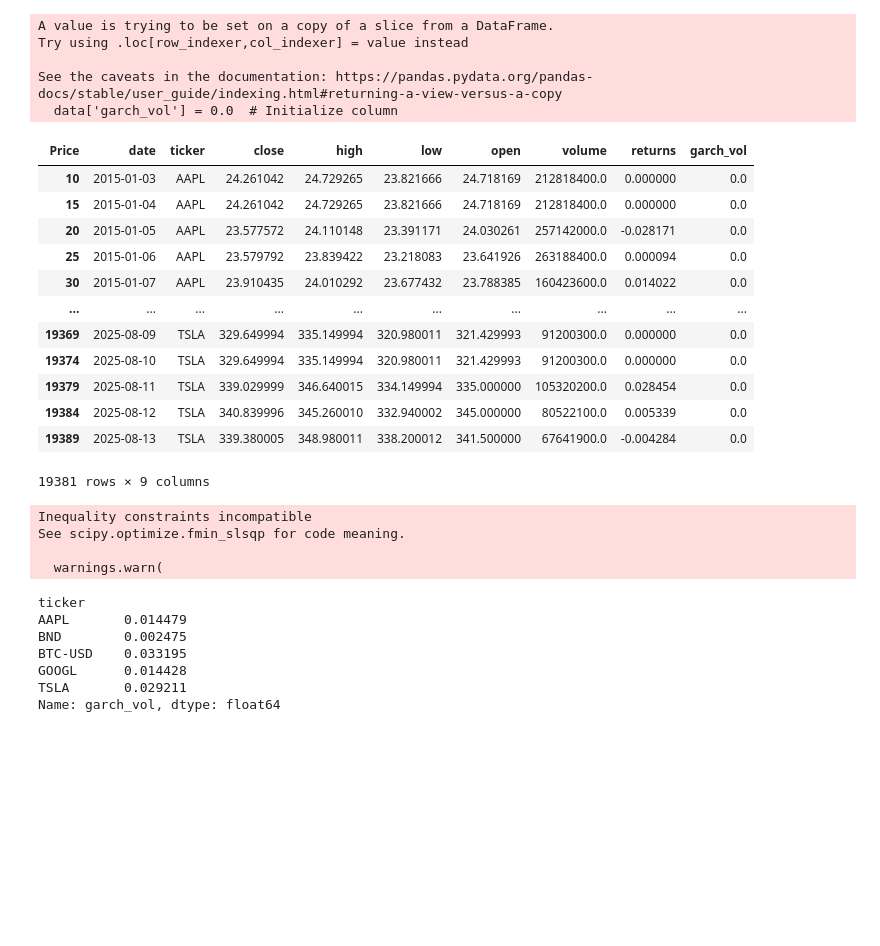
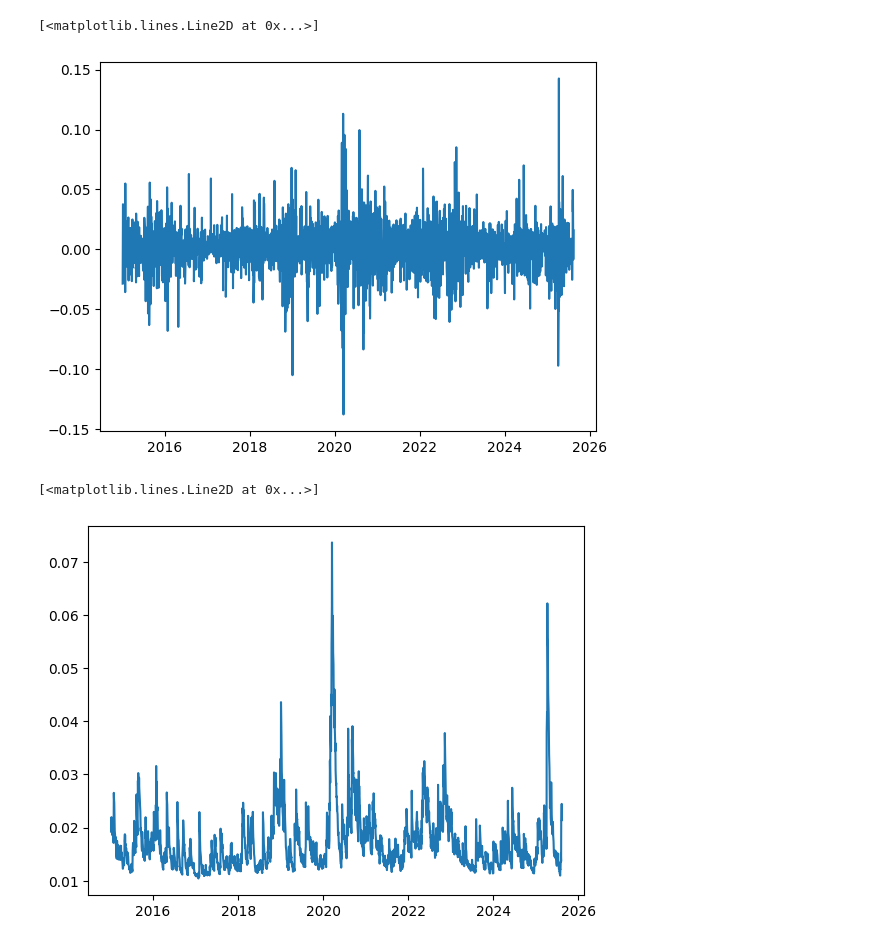
Before and after one commit to wilsonwilliams/AI-PortOpt, a Jupyter notebook: notebooks/prototype.ipynb, the cells around one changed output. Drawn from its saved outputs; the diff is of its cells as text; code cells hidden in the pictures; blank space fills up the shorter version.

```diff
--- a/notebooks/prototype.ipynb
+++ b/notebooks/prototype.ipynb
@@ -84,54 +67,10 @@ plt.plot(s['returns'])
-# %%
-# Estimate GARCH volatility for each asset
-data['garch_vol'] = 0.0  # Initialize column
-data
-# %% [output]
-A value is trying to be set on a copy of a slice from a DataFrame.
-Try using .loc[row_indexer,col_indexer] = value instead
-
-See the caveats in the documentation: https://pandas.pydata.org/pandas-docs/stable/user_guide/indexing.html#returning-a-view-versus-a-copy
-  data['garch_vol'] = 0.0  # Initialize column
-| Price | date | ticker | close | high | low | open | volume | returns | garch_vol |
-| 10 | 2015-01-03 | AAPL | 24.261042 | 24.729265 | 23.821666 | 24.718169 | 212818400.0 | 0.000000 | 0.0 |
-| 15 | 2015-01-04 | AAPL | 24.261042 | 24.729265 | 23.821666 | 24.718169 | 212818400.0 | 0.000000 | 0.0 |
-| 20 | 2015-01-05 | AAPL | 23.577572 | 24.110148 | 23.391171 | 24.030261 | 257142000.0 | -0.028171 | 0.0 |
-| 25 | 2015-01-06 | AAPL | 23.579792 | 23.839422 | 23.218083 | 23.641926 | 263188400.0 | 0.000094 | 0.0 |
-| 30 | 2015-01-07 | AAPL | 23.910435 | 24.010292 | 23.677432 | 23.788385 | 160423600.0 | 0.014022 | 0.0 |
-| ... | ... | ... | ... | ... | ... | ... | ... | ... | ... |
-| 19369 | 2025-08-09 | TSLA | 329.649994 | 335.149994 | 320.980011 | 321.429993 | 91200300.0 | 0.000000 | 0.0 |
-| 19374 | 2025-08-10 | TSLA | 329.649994 | 335.149994 | 320.980011 | 321.429993 | 91200300.0 | 0.000000 | 0.0 |
-| 19379 | 2025-08-11 | TSLA | 339.029999 | 346.640015 | 334.149994 | 335.000000 | 105320200.0 | 0.028454 | 0.0 |
-| 19384 | 2025-08-12 | TSLA | 340.839996 | 345.260010 | 332.940002 | 345.000000 | 80522100.0 | 0.005339 | 0.0 |
-| 19389 | 2025-08-13 | TSLA | 339.380005 | 348.980011 | 338.200012 | 341.500000 | 67641900.0 | -0.004284 | 0.0 |
-19381 rows × 9 columns
-# %%
-for tic in tickers:
-    tic_returns = data[data['ticker'] == tic]['returns'].dropna()
-    if len(tic_returns) > 10:  # Need sufficient data
-        try:
-            # Use unscaled returns (decimal form) and disable auto-rescaling
-            garch = arch_model(tic_returns, vol='Garch', p=1, q=1, dist='Normal', rescale=False)
-            garch_fit = garch.fit(disp='off')
-            vol = garch_fit.conditional_volatility
-            # Assign volatility to matching indices
-            data.loc[data['ticker'] == tic, 'garch_vol'] = vol.reindex(data[data['ticker'] == tic].index, fill_value=0)
-        except Exception as e:
-            print(f"GARCH failed for {tic}: {e}")
-            data.loc[data['ticker'] == tic, 'garch_vol'] = 0.0  # Fallback
-    else:
-        print(f"Insufficient data for GARCH on {tic}")
-# %% [output]
-Inequality constraints incompatible
-See scipy.optimize.fmin_slsqp for code meaning.
-
-  warnings.warn(
-# %%
-data.groupby('ticker')['garch_vol'].mean()
-# %% [output]
-ticker
-AAPL       0.014479
-BND        0.002475
-BTC-USD    0.033195
-GOOGL      0.014428
-TSLA       0.029211
-Name: garch_vol, dtype: float64
+# %%
+plt.plot(returns["AAPL"])
+# %% [output]
+[<matplotlib.lines.Line2D at 0x...>]
+[figure, added]
+# %%
+plt.plot(volatilities["AAPL"])
+# %% [output]
+[<matplotlib.lines.Line2D at 0x...>]
+[figure, added]
```
Also changed, not shown: parts of 15 cells of this notebook, 13 other files.
